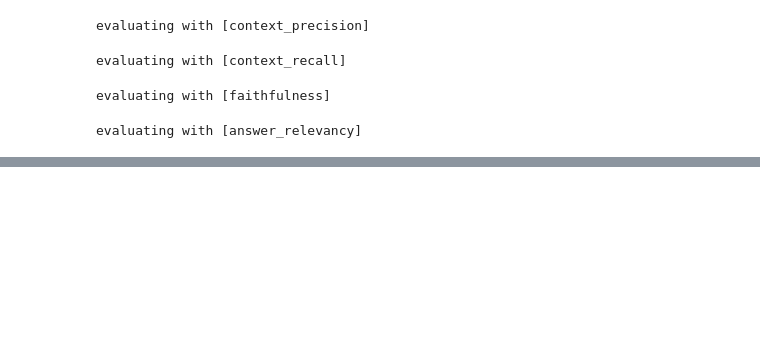
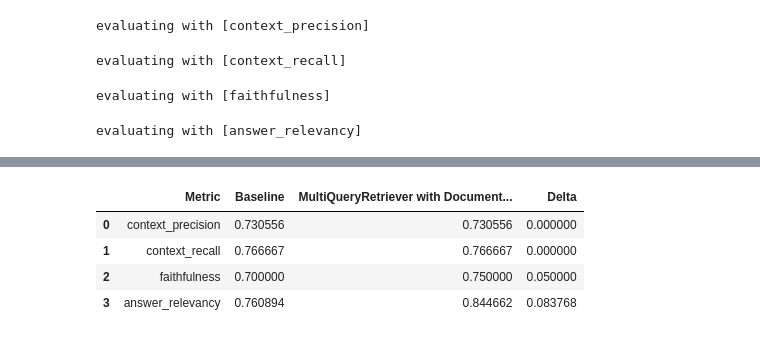
Before and after one commit to fanuelabebe/Contract_Advisor_RAG, a Jupyter notebook: backend/notebooks/RAGAs_Evaluation.ipynb, the cells around one changed output, grey strips where cells are left out. Saved outputs shown, nothing was run; the diff lists cells and outputs as text; code cells hidden in the pictures; blank space fills up the shorter version.

```diff
--- a/backend/notebooks/RAGAs_Evaluation.ipynb
+++ b/backend/notebooks/RAGAs_Evaluation.ipynb
@@ -244,0 +279,15 @@ dataset_r = evaluation.get_dataset(questions,ground_truths,retrieval_chain,retri
+# %%
+df_original = pd.DataFrame(list(results.items()), columns=['Metric', 'Baseline'])
+df_comparison = pd.DataFrame(list(results_r.items()), columns=['Metric', 'MultiQueryRetriever with Document Stuffing'])
+
+df_merged = pd.merge(df_original, df_comparison, on='Metric')
+
+df_merged['Delta'] = df_merged['MultiQueryRetriever with Document Stuffing'] - df_merged['Baseline']
+
+df_merged
+# %% [output]
+|  | Metric | Baseline | MultiQueryRetriever with Document... | Delta |
+| 0 | context_precision | 0.730556 | 0.730556 | 0.000000 |
+| 1 | context_recall | 0.766667 | 0.766667 | 0.000000 |
+| 2 | faithfulness | 0.700000 | 0.750000 | 0.050000 |
+| 3 | answer_relevancy | 0.760894 | 0.844662 | 0.083768 |
```
Also changed, not shown: parts of 11 cells of this notebook, 7 other files.
